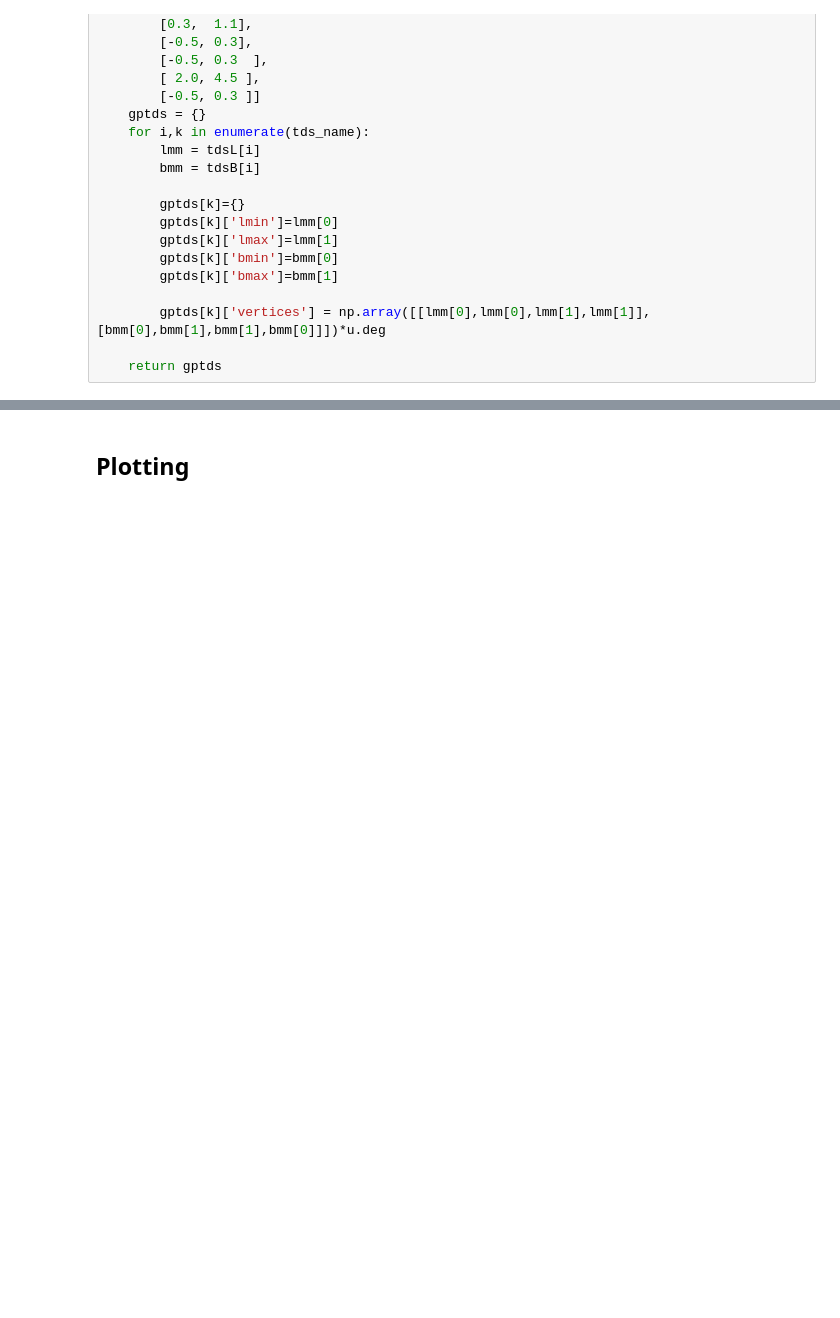
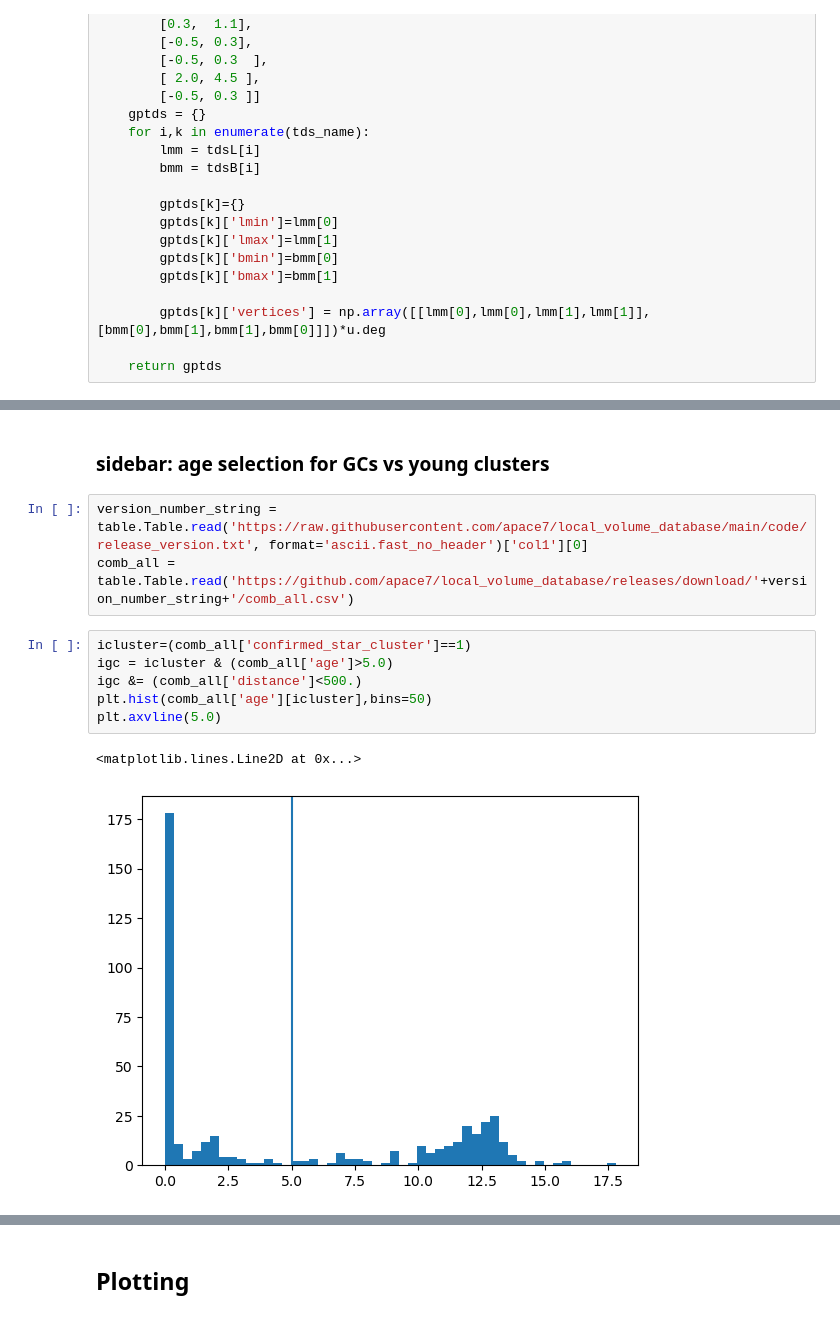
Before and after one commit to Dynamics-Penn/roman-nearfield, a Jupyter notebook: notebooks/ccs_footprints_gcs.ipynb, the cells around one changed output, grey strips where cells are left out. Drawn from its saved outputs; the diff is of its cells as text; blank space fills up the shorter version.

```diff
--- a/notebooks/ccs_footprints_gcs.ipynb
+++ b/notebooks/ccs_footprints_gcs.ipynb
@@ -298,3 +328,17 @@ def plot_polar_projection(fp, whichpole, gclist=None, annotate=False, alph=1.0):
     plt.tight_layout(h_pad=0.1,w_pad=0.1)
 
     return fig
+# %% [markdown]
+### sidebar: age selection for GCs vs young clusters
+# %%
+version_number_string = table.Table.read('https://raw.githubusercontent.com/apace7/local_volume_database/main/code/release_version.txt', format='ascii.fast_no_header')['col1'][0]
+comb_all = table.Table.read('https://github.com/apace7/local_volume_database/releases/download/'+version_number_string+'/comb_all.csv')
+# %%
+icluster=(comb_all['confirmed_star_cluster']==1)
+igc = icluster & (comb_all['age']>5.0)
+igc &= (comb_all['distance']<500.)
+plt.hist(comb_all['age'][icluster],bins=50)
+plt.axvline(5.0)
+# %% [output]
+<matplotlib.lines.Line2D at 0x...>
+[figure, added]
```
Also changed, not shown: parts of 25 cells of this notebook, 4 other files.
